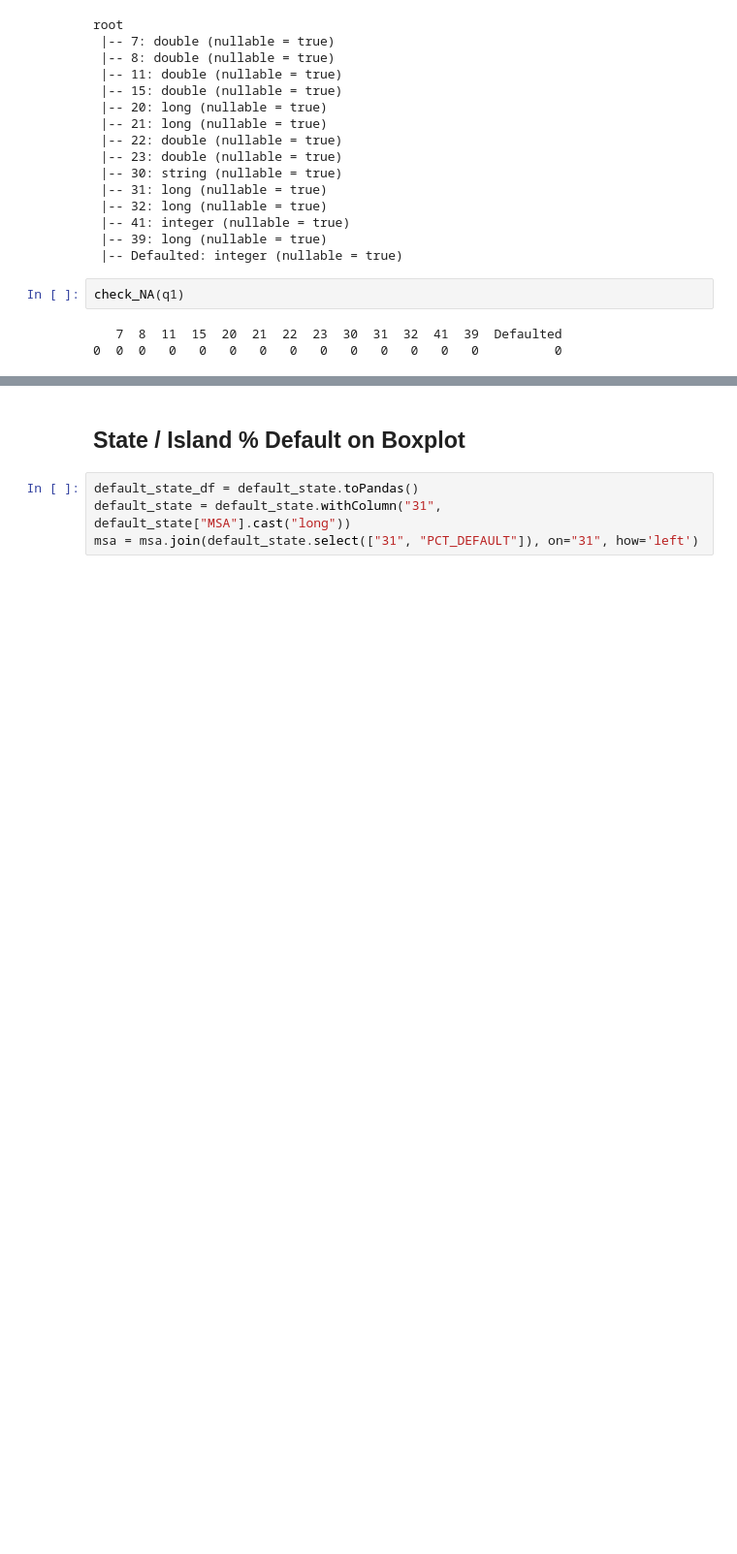
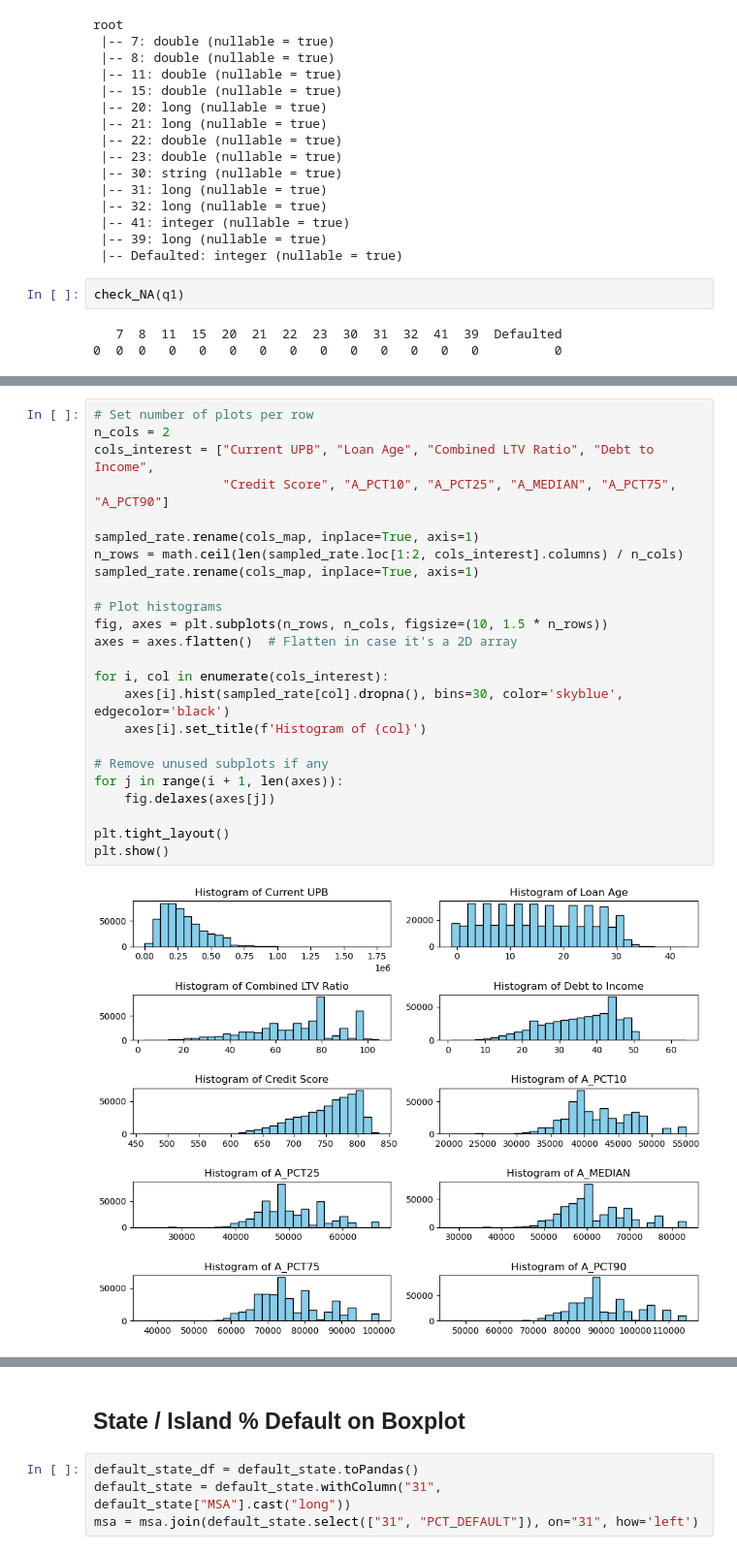
Before and after one commit to antoniopt0210/antoniopt0210.github.io, a Jupyter notebook: research.ipynb, the cells around one changed output, grey strips where cells are left out. Shown at 97% size. Drawn from its saved outputs; the diff is of its cells as text; blank space fills up the shorter version.

```diff
--- a/research.ipynb
+++ b/research.ipynb
@@ -341,0 +371,26 @@ check_NA(q1)
+# %%
+# Set number of plots per row
+n_cols = 2
+cols_interest = ["Current UPB", "Loan Age", "Combined LTV Ratio", "Debt to Income",
+                 "Credit Score", "A_PCT10", "A_PCT25", "A_MEDIAN", "A_PCT75", "A_PCT90"]
+
+sampled_rate.rename(cols_map, inplace=True, axis=1)
+n_rows = math.ceil(len(sampled_rate.loc[1:2, cols_interest].columns) / n_cols)
+sampled_rate.rename(cols_map, inplace=True, axis=1)
+
+# Plot histograms
+fig, axes = plt.subplots(n_rows, n_cols, figsize=(10, 1.5 * n_rows))
+axes = axes.flatten()  # Flatten in case it's a 2D array
+
+for i, col in enumerate(cols_interest):
+    axes[i].hist(sampled_rate[col].dropna(), bins=30, color='skyblue', edgecolor='black')
+    axes[i].set_title(f'Histogram of {col}')
+
+# Remove unused subplots if any
+for j in range(i + 1, len(axes)):
+    fig.delaxes(axes[j])
+
+plt.tight_layout()
+plt.show()
+# %% [output]
+[figure, added]
```
Also changed, not shown: parts of 12 cells of this notebook.
